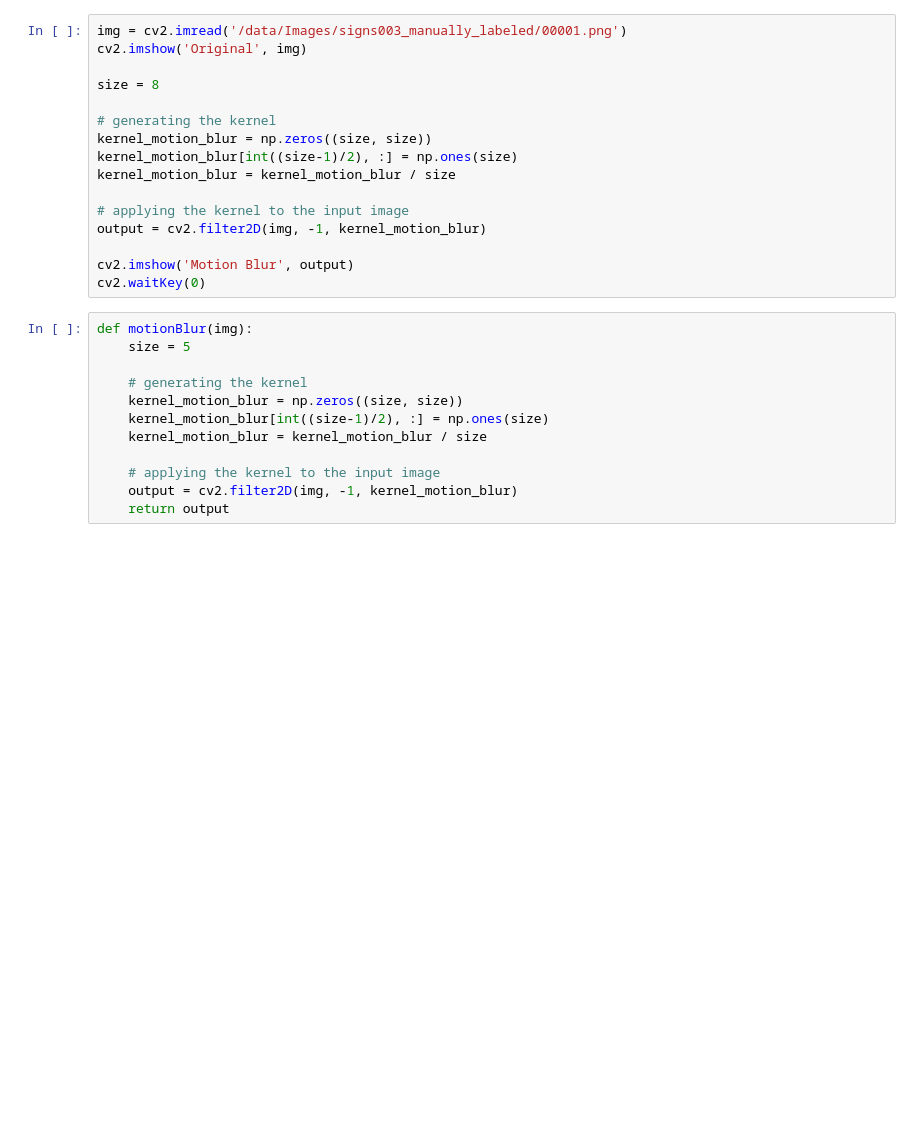
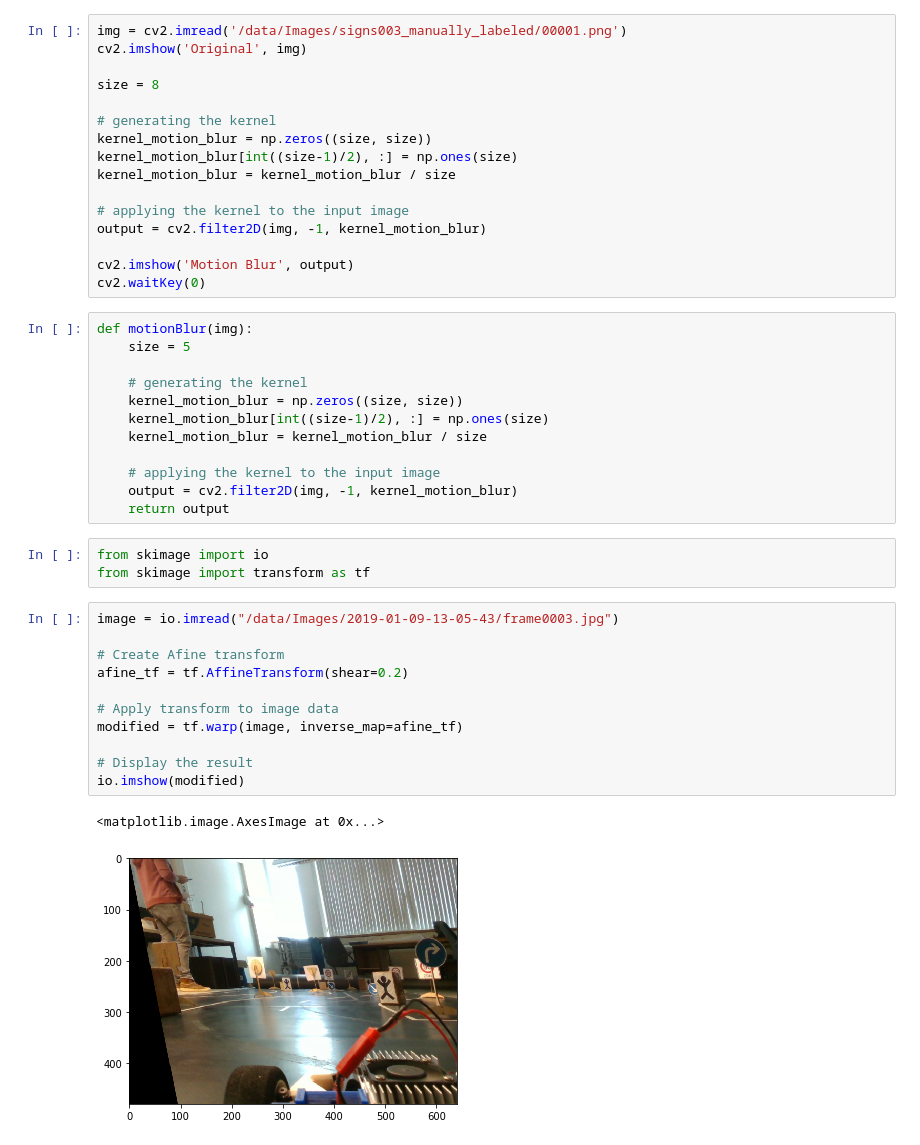
Before and after one commit to tum-phoenix/drive_ml, a Jupyter notebook: tf_object_detection/Data Augumentation.ipynb, the cells around one changed output. Drawn from its saved outputs; the diff is of its cells as text; blank space fills up the shorter version.

```diff
--- a/tf_object_detection/Data Augumentation.ipynb
+++ b/tf_object_detection/Data Augumentation.ipynb
@@ -85,3 +115,20 @@ def motionBlur(img):
     # applying the kernel to the input image
     output = cv2.filter2D(img, -1, kernel_motion_blur)
     return output
+# %%
+from skimage import io
+from skimage import transform as tf
+# %%
+image = io.imread("/data/Images/2019-01-09-13-05-43/frame0003.jpg")
+
+# Create Afine transform
+afine_tf = tf.AffineTransform(shear=0.2)
+
+# Apply transform to image data
+modified = tf.warp(image, inverse_map=afine_tf)
+
+# Display the result
+io.imshow(modified)
+# %% [output]
+<matplotlib.image.AxesImage at 0x...>
+[figure, added]
```
Also changed, not shown: parts of 2 cells of this notebook, 3 other files.
